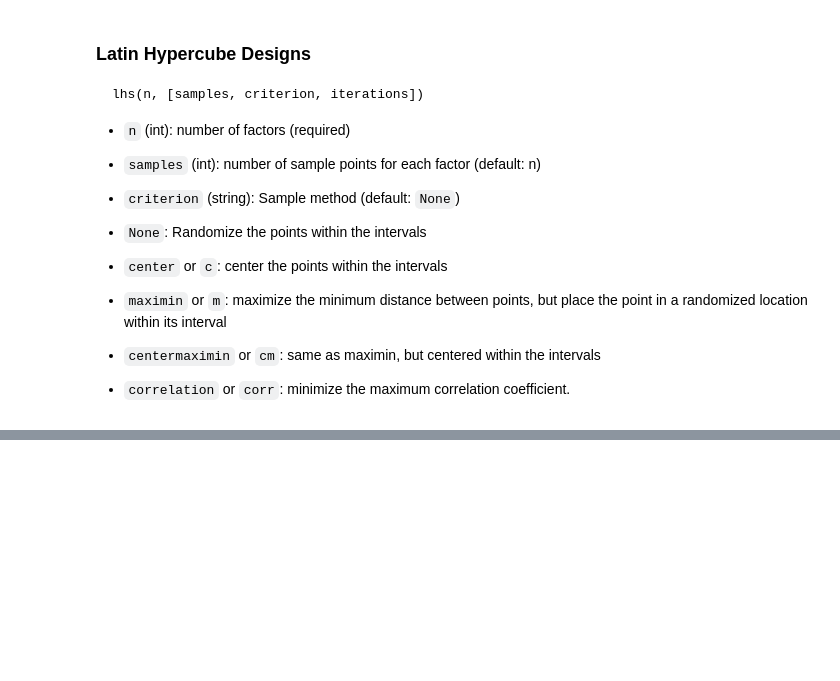
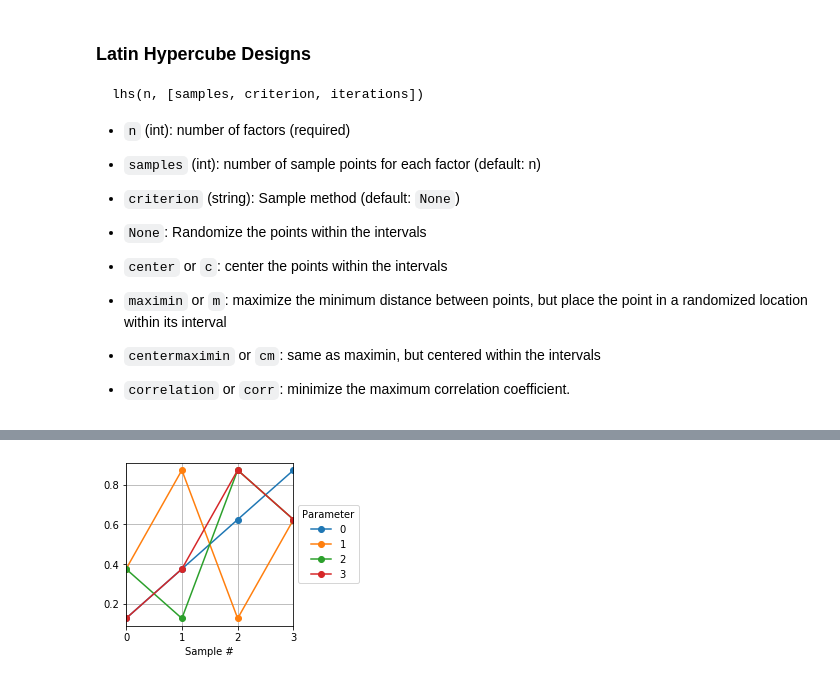
Before and after one commit to billtubbs/doe-examples, a Jupyter notebook: Design-of-Experiments-using-pyDOE.ipynb, the cells around one changed output, grey strips where cells are left out. Saved outputs shown, nothing was run; the diff lists cells and outputs as text; code cells hidden in the pictures; blank space fills up the shorter version.

```diff
--- a/Design-of-Experiments-using-pyDOE.ipynb
+++ b/Design-of-Experiments-using-pyDOE.ipynb
@@ -171,0 +195,6 @@ plot_design(design)
+# %%
+design = lhs(4, criterion='center')  # Ensures means are all 0.5
+assert design.mean() == 0.5
+plot_design(design)
+# %% [output]
+[figure, added]
```
Also changed, not shown: parts of 10 cells of this notebook.
